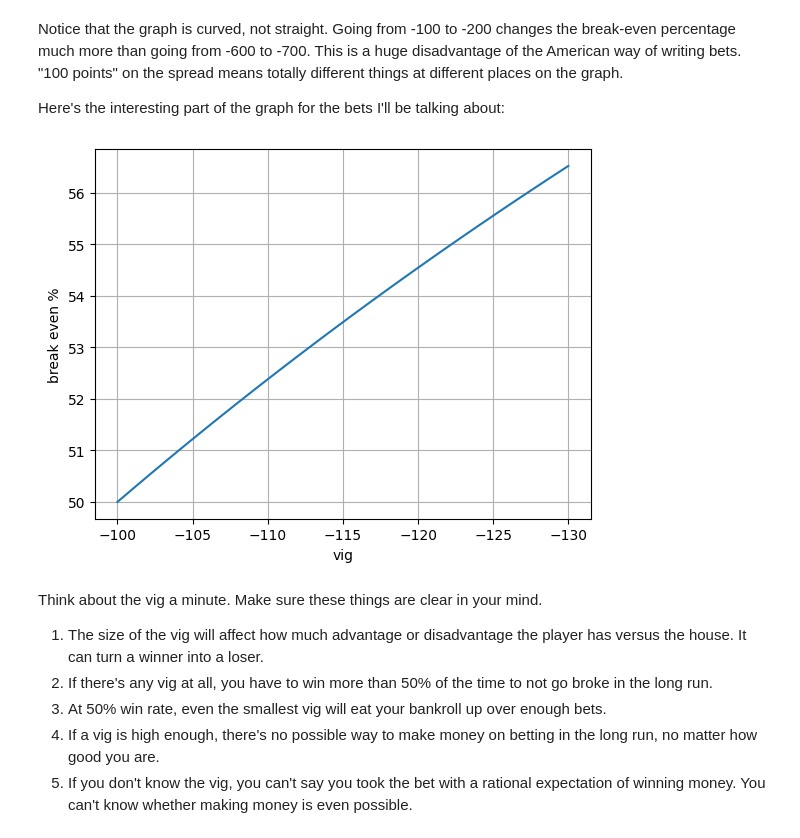
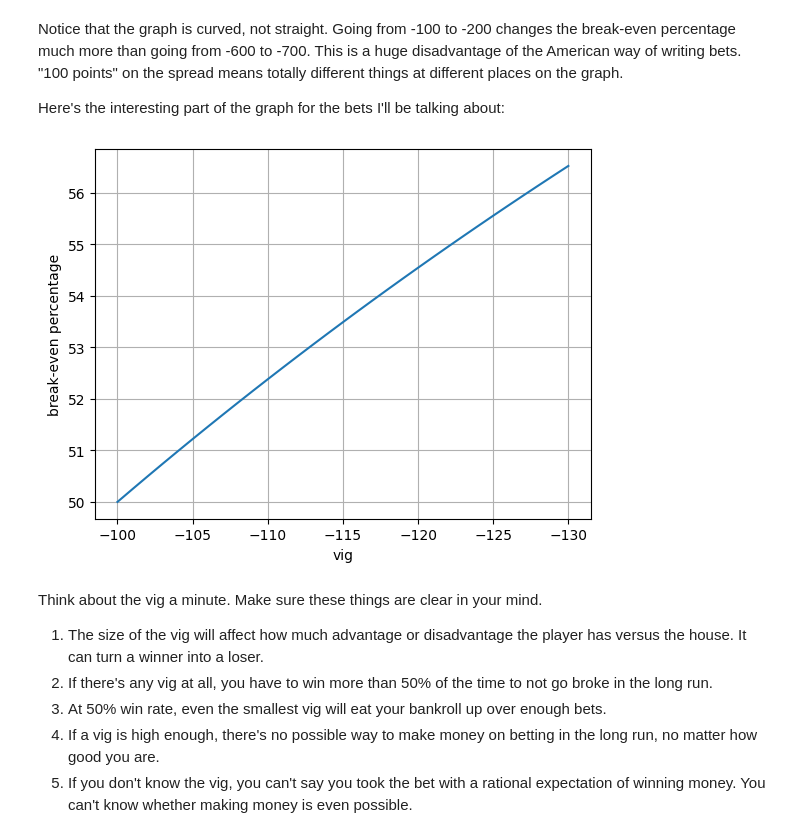
Before and after one commit to csdurfee/book, a Jupyter notebook: ep 1 INTRO.ipynb, the cells around one changed output. Drawn from its saved outputs; the diff is of its cells as text; code cells hidden in the pictures.

```diff
--- a/ep 1 INTRO.ipynb
+++ b/ep 1 INTRO.ipynb
@@ -215,19 +219,8 @@ Notice that the graph is curved, not straight. Going from -100 to -200 changes t
 Here's the interesting part of the graph for the bets I'll be talking about:
-# %%
-vig_range = np.arange(1.00, 1.3, .01)
-
-break_even_point = 100 - (100/(1+vig_range))
-
-vig_label = -100 * vig_range
-
-plt.plot(vig_label, break_even_point)
-plt.gca().invert_xaxis()
-
-plt.ylabel("break even %")
-plt.xlabel("vig")
-plt.grid()
-# %% [output]
-[figure, removed]
+# %%
+intro.vig_vs_win_pct(max=1.3, step=0.01)
+# %% [output]
+[figure, added]
 # %% [markdown]
 Think about the vig a minute. Make sure these things are clear in your mind.
 
```
Also changed, not shown: parts of 58 cells of this notebook.
